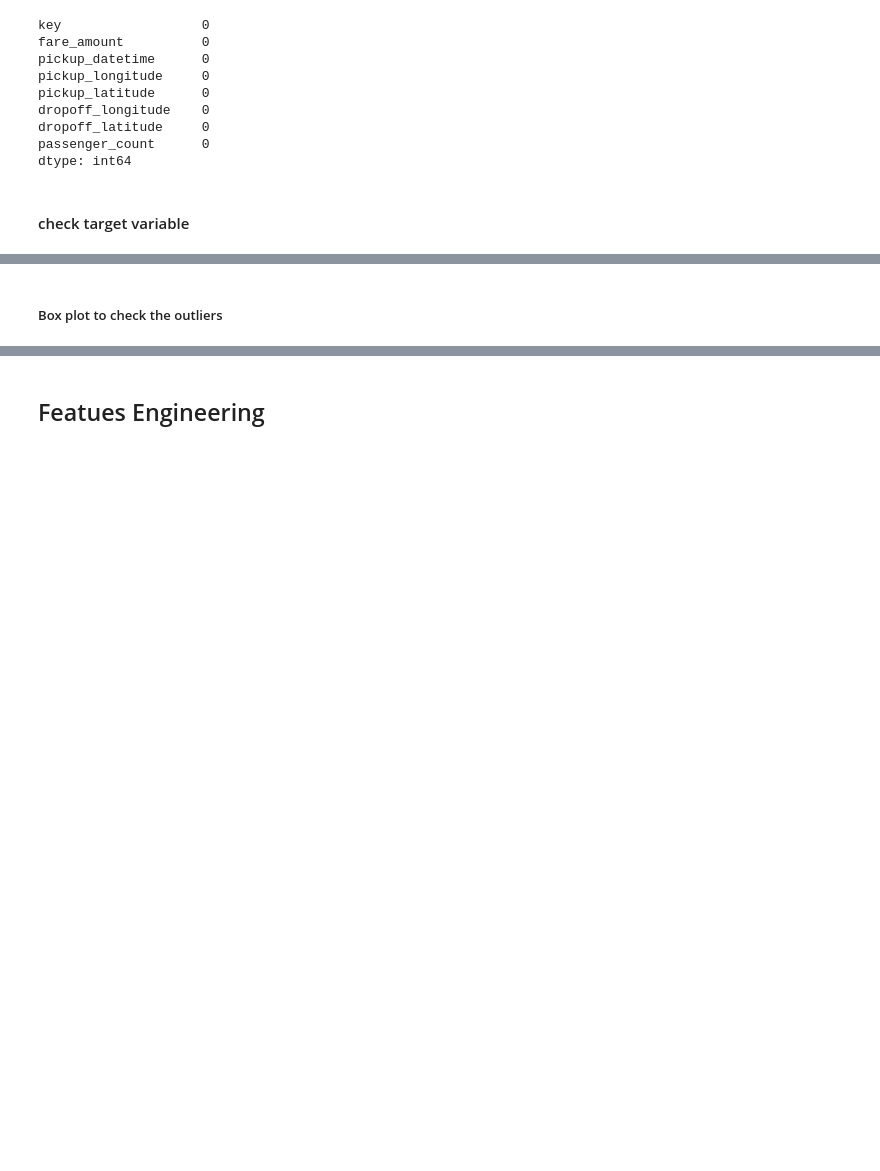
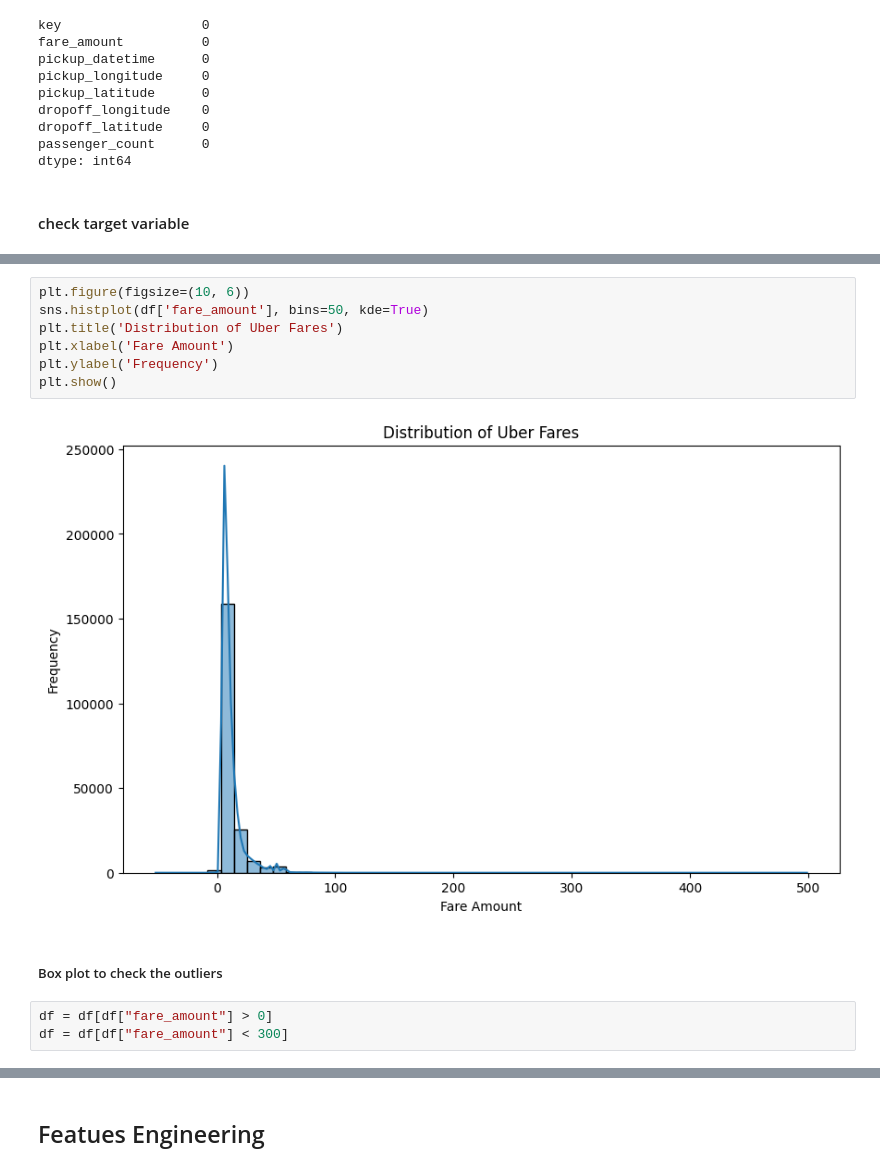
Before and after one commit to Ritik-yadav-934/Predict-the-fare-amount-of-future-rides-using-regression-analysis, a Jupyter notebook: Uber.ipynb, the cells around one changed output, grey strips where cells are left out. Cells and saved outputs as stored; diff of their text form; blank space fills up the shorter version.

```diff
--- a/Uber.ipynb
+++ b/Uber.ipynb
@@ -104,5 +103,17 @@ plt.show()
+# %%
+plt.figure(figsize=(10, 6))
+sns.histplot(df['fare_amount'], bins=50, kde=True)
+plt.title('Distribution of Uber Fares')
+plt.xlabel('Fare Amount')
+plt.ylabel('Frequency')
+plt.show()
+# %% [output]
+[figure, added]
 # %% [markdown]
 ##### Box plot to check the outliers
+# %%
+df = df[df["fare_amount"] > 0]
+df = df[df["fare_amount"] < 300]
 # %%
 sns.boxplot(x = df["fare_amount"])
 plt.title("Outliers in Fare Amount")
```
Also changed, not shown: parts of 11 cells of this notebook, 20 other files.
